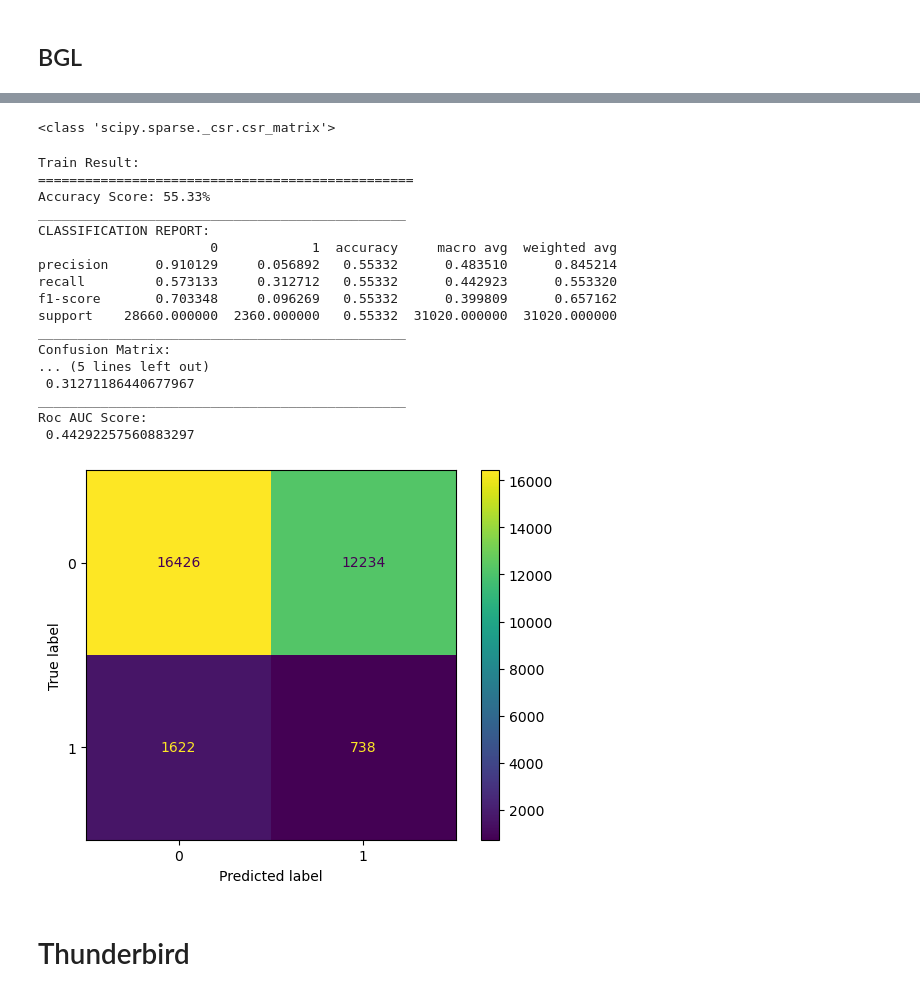
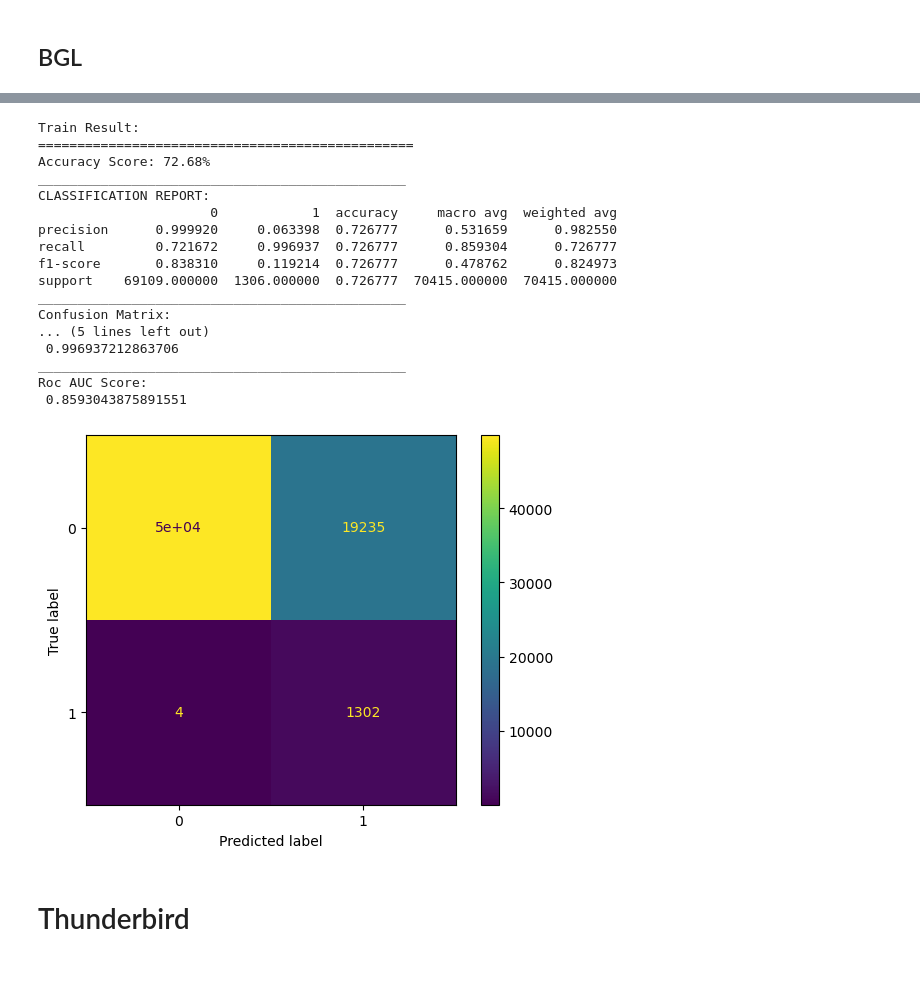
Before and after one commit to manelmahroug/anomaly-detection-in-log-files, a Jupyter notebook: unsupervised_learning/SGDOneclassSVM.ipynb, the cells around one changed output, grey strips where cells are left out. Saved outputs shown, nothing was run; the diff lists cells and outputs as text; code cells hidden in the pictures.

```diff
--- a/unsupervised_learning/SGDOneclassSVM.ipynb
+++ b/unsupervised_learning/SGDOneclassSVM.ipynb
@@ -11,4 +11,4 @@ from sklearn.feature_extraction.text import TfidfVectorizer
 # %% [markdown]
 ## BGL
 # %%
-BGL_for_OneClass= pd.read_csv("data/clusters2/BGL_clusters2.csv")
+BGL_train= pd.read_csv("data/log_params/BGL_all_params.csv")
@@ -33,59 +37,54 @@ from sklearn.preprocessing import LabelEncoder
 from sklearn.linear_model import SGDOneClassSVM
 # %%
 le = LabelEncoder()
-y = le.fit_transform(BGL_for_OneClass['label'])
+y = le.fit_transform(BGL_train['label'])
 
 tfidf = TfidfVectorizer()
-vectorized_text = tfidf.fit_transform(BGL_for_OneClass['tfidf_text'])
-print(type(vectorized_text))
-X = list(vectorized_text.toarray())
-
-X_train, X_test, y_train, y_test = train_test_split(X, y, test_size=0.33, random_state=42)
+vectorized_text = tfidf.fit_transform(BGL_train['tfidf_text'].dropna())
-# %% [output]
-<class 'scipy.sparse._csr.csr_matrix'>
+# %%
+oneclass = SGDOneClassSVM().fit(vectorized_text)
 # %%
-oneclass = SGDOneClassSVM().fit(X_train)
-y_pred = oneclass.predict(X_test)
+y_pred = oneclass.predict(vectorized_text)
 y_pred = [1 if i==-1 else 0 for i in y_pred]
 # %%
 from sklearn.metrics import roc_curve, roc_auc_score, classification_report, \
 accuracy_score, confusion_matrix ,f1_score, precision_score, recall_score, auc
-oneClass_report = pd.DataFrame(classification_report(y_test, y_pred, output_dict=True))
+oneClass_report = pd.DataFrame(classification_report(y, y_pred, output_dict=True))
 print("Train Result:\n================================================")
-print(f"Accuracy Score: {accuracy_score(y_test, y_pred) * 100:.2f}%")
+print(f"Accuracy Score: {accuracy_score(y, y_pred) * 100:.2f}%")
 print("_______________________________________________")
 print(f"CLASSIFICATION REPORT:\n{oneClass_report}")
 print("_______________________________________________")
-print(f"Confusion Matrix: \n {confusion_matrix(y_test, y_pred)}\n")
+print(f"Confusion Matrix: \n {confusion_matrix(y, y_pred)}\n")
 print("_______________________________________________")
-print(f'Recall Score: \n {recall_score(y_test, y_pred)}')
+print(f'Recall Score: \n {recall_score(y, y_pred)}')
 print("_______________________________________________")
-print(f'Roc AUC Score: \n {roc_auc_score(y_test, y_pred)}')
+print(f'Roc AUC Score: \n {roc_auc_score(y, y_pred)}')
 
 oneClass_report
 from sklearn.metrics import ConfusionMatrixDisplay
 import matplotlib.pyplot as plt
 
-ConfusionMatrixDisplay.from_predictions(y_test, y_pred)
+ConfusionMatrixDisplay.from_predictions(y, y_pred)
 plt.show()
 # %% [output]
 Train Result:
 ================================================
-Accuracy Score: 55.33%
+Accuracy Score: 72.68%
 _______________________________________________
 CLASSIFICATION REPORT:
                       0            1  accuracy     macro avg  weighted avg
-precision      0.910129     0.056892   0.55332      0.483510      0.845214
-recall         0.573133     0.312712   0.55332      0.442923      0.553320
-f1-score       0.703348     0.096269   0.55332      0.399809      0.657162
-support    28660.000000  2360.000000   0.55332  31020.000000  31020.000000
+precision      0.999920     0.063398  0.726777      0.531659      0.982550
+recall         0.721672     0.996937  0.726777      0.859304      0.726777
+f1-score       0.838310     0.119214  0.726777      0.478762      0.824973
+support    69109.000000  1306.000000  0.726777  70415.000000  70415.000000
 _______________________________________________
 Confusion Matrix:
 ... (5 lines left out)
- 0.31271186440677967
+ 0.996937212863706
 _______________________________________________
 Roc AUC Score:
- 0.44292257560883297
+ 0.8593043875891551
-[figure, old version]
+[figure, new version]
 # %% [markdown]
 # Thunderbird
```
Also changed, not shown: parts of 9 cells of this notebook.
